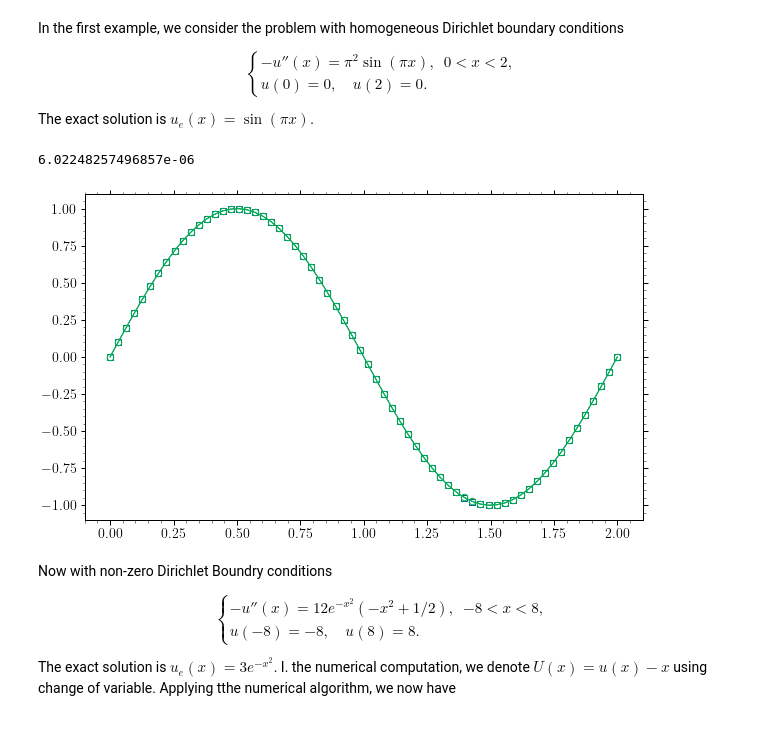
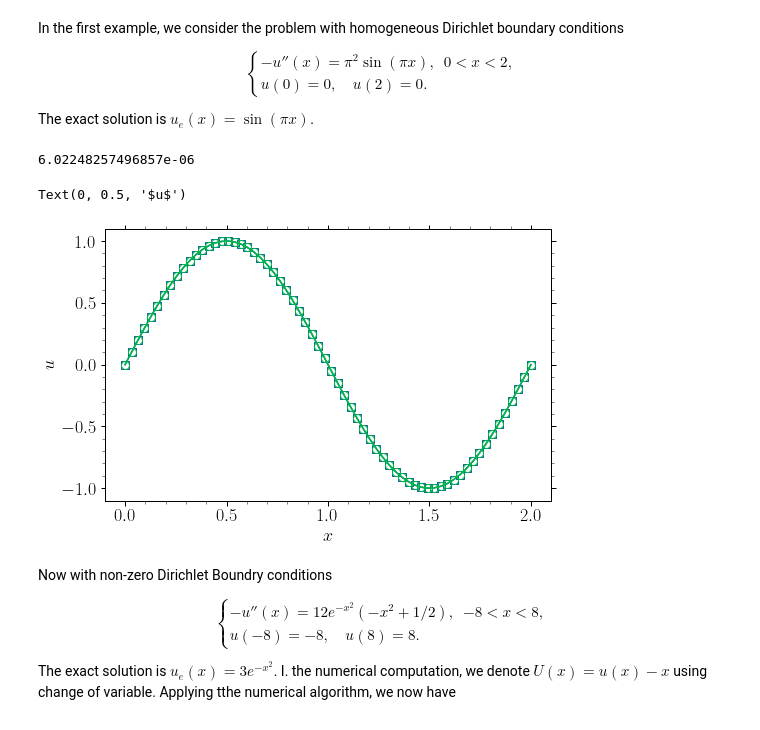
Before and after one commit to marinlauber/marinlauber.github.io, a Jupyter notebook: notebooks/Compact-Schemes-for-Poisson-Equation.ipynb, the cells around one changed output. Cells and saved outputs as stored; diff of their text form; code cells hidden in the pictures.

```diff
--- a/notebooks/Compact-Schemes-for-Poisson-Equation.ipynb
+++ b/notebooks/Compact-Schemes-for-Poisson-Equation.ipynb
@@ -228,15 +228,18 @@ def SolvePoissonCompact(f, h, M):
 # %%
 M = 64
 x, h = np.linspace(0., 2., M, retstep=True, endpoint=True)
 f = np.pi**2*np.sin(np.pi*x)
 u_e = np.sin(np.pi*x)
 u_num =  SolvePoissonCompact(f, h, M)
 print(norm(u_num-u_e))
 plt.plot(x, u_e, '-s')
-plt.plot(x, u_num,'-o');
+plt.plot(x, u_num,'-o')
+plt.xlabel(r"$x$");plt.ylabel(r"$u$")
+# plt.savefig("figure_1.png", dpi=300);
 # %% [output]
 6.02248257496857e-06
+Text(0, 0.5, '$u$')
-[figure, old version]
+[figure, new version]
 # %% [markdown]
 Now with non-zero Dirichlet Boundry conditions
 
```
Also changed, not shown: parts of 3 cells of this notebook, 50 other files.
